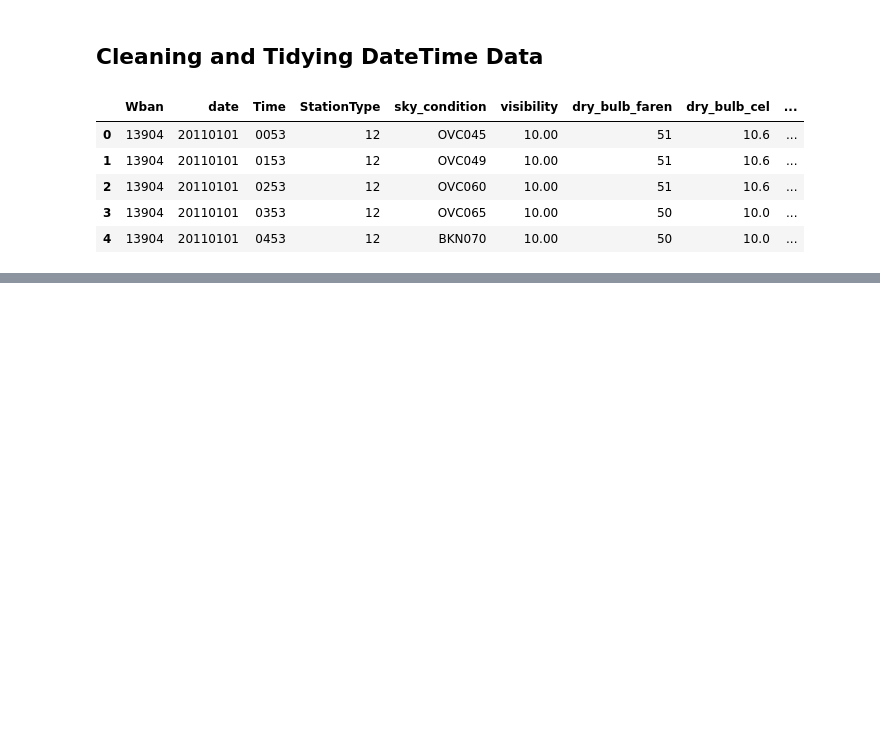
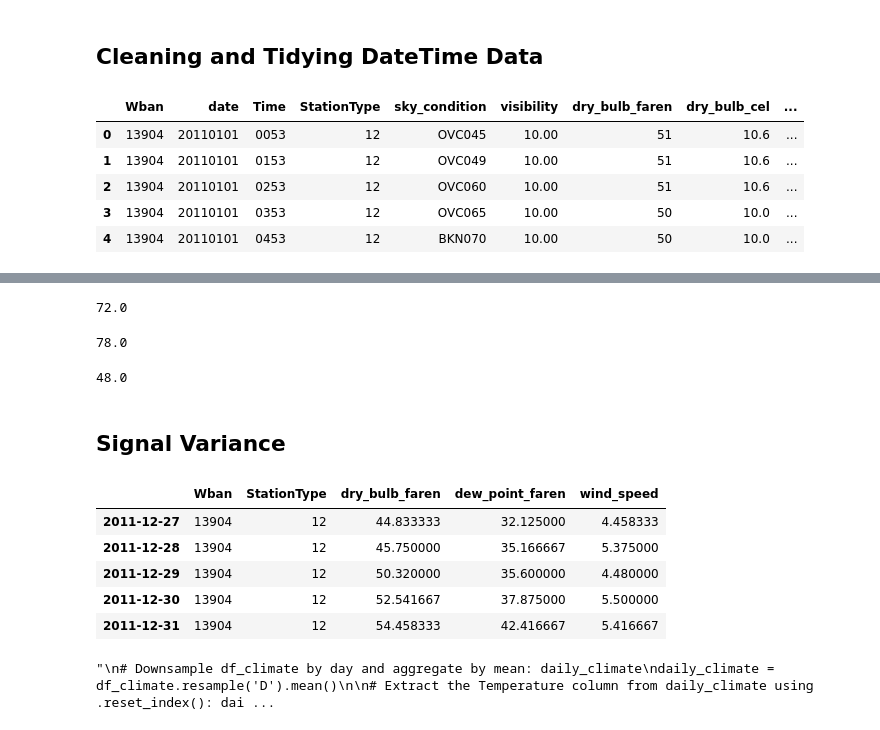
Before and after one commit to Rion5/Python_Data_Science, a Jupyter notebook: pandas/pandas_Foundations/case_study_sunlight_in_Austin.ipynb, the cells around one changed output, grey strips where cells are left out. Saved outputs shown, nothing was run; the diff lists cells and outputs as text; code cells hidden in the pictures; blank space fills up the shorter version.

```diff
--- a/pandas/pandas_Foundations/case_study_sunlight_in_Austin.ipynb
+++ b/pandas/pandas_Foundations/case_study_sunlight_in_Austin.ipynb
@@ -89,0 +161,46 @@ df_dropped.head()
+# %%
+# Print the median of the dry_bulb_faren column
+df_clean['dry_bulb_faren'].median()
+# %% [output]
+72.0
+# %%
+# Print the median of the dry_bulb_faren column
+# Range: '2011-Apr' : '2011-Jun'
+df_clean.loc['2011-Apr' : '2011-Jun', 'dry_bulb_faren'].median()
+# %% [output]
+78.0
+# %%
+# Print the median dry_bulb_faren column for the month of January
+df_clean.loc['2011-Jan', 'dry_bulb_faren'].median()
+# %% [output]
+48.0
+# %% [markdown]
+## Signal Variance
+# %%
+# Downsample df_clean by day and aggregate by mean
+daily_mean_2011 = df_clean.resample('D').mean()
+daily_mean_2011.tail()
+# %% [output]
+|  | Wban | StationType | dry_bulb_faren | dew_point_faren | wind_speed |
+| 2011-12-27 | 13904 | 12 | 44.833333 | 32.125000 | 4.458333 |
+| 2011-12-28 | 13904 | 12 | 45.750000 | 35.166667 | 5.375000 |
+| 2011-12-29 | 13904 | 12 | 50.320000 | 35.600000 | 4.480000 |
+| 2011-12-30 | 13904 | 12 | 52.541667 | 37.875000 | 5.500000 |
+| 2011-12-31 | 13904 | 12 | 54.458333 | 42.416667 | 5.416667 |
+# %%
+# Extract the dry_bulb_faren column from daily_mean_2011 using .values: daily_temp_2011
+daily_temp_2011 = daily_mean_2011['dry_bulb_faren'].values
+'''
+# Downsample df_climate by day and aggregate by mean: daily_climate
+daily_climate = df_climate.resample('D').mean()
+
+# Extract the Temperature column from daily_climate using .reset_index(): daily_temp_climate
+daily_temp_climate = daily_climate.reset_index()['Temperature']
+
+# Compute the difference between the two arrays and print the mean difference
+difference = daily_temp_2011 - daily_temp_climate
+
+difference.mean()
+'''
+# %% [output]
+"\n# Downsample df_climate by day and aggregate by mean: daily_climate\ndaily_climate = df_climate.resample('D').mean()\n\n# Extract the Temperature column from daily_climate using .reset_index(): dai ...
```
Also changed, not shown: parts of 20 cells of this notebook.
